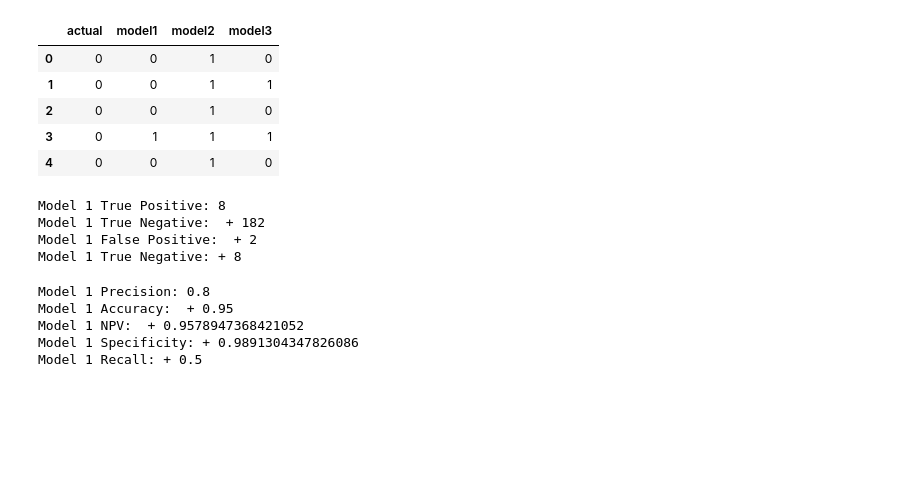
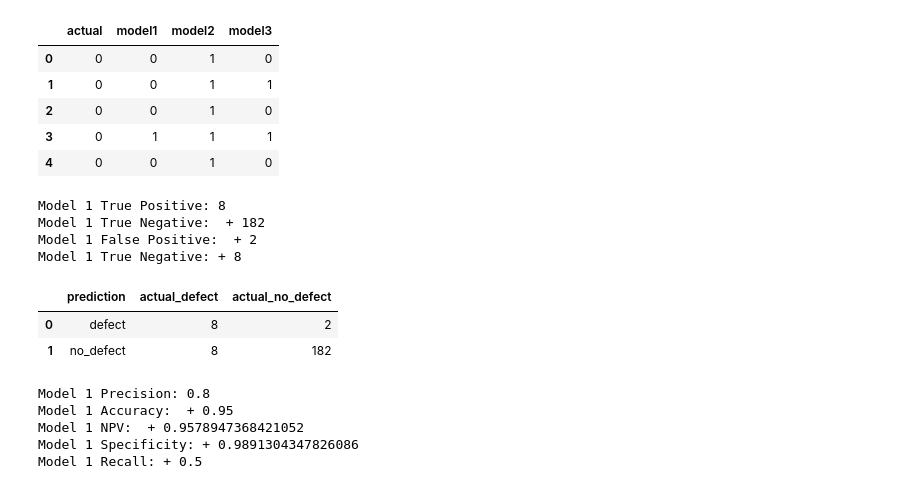
Before and after one commit to Jared-Godar/classification-exercises, a Jupyter notebook: model_evaluation.ipynb, the cells around one changed output. Cells and saved outputs as stored; diff of their text form; code cells hidden in the pictures; blank space fills up the shorter version.

```diff
--- a/model_evaluation.ipynb
+++ b/model_evaluation.ipynb
@@ -72,6 +72,16 @@ Model 1 True Positive: 8
 Model 1 True Negative:  + 182
 Model 1 False Positive:  + 2
 Model 1 True Negative: + 8
+# %%
+m1_confusion = [['defect', m1_tp, m1_fp], ['no_defect', m1_fn, m1_tn]]
+# %%
+m1_confusion = pd.DataFrame(m1_confusion, columns = ['prediction', 'actual_defect', 'actual_no_defect'])
+
+m1_confusion
+# %% [output]
+|  | prediction | actual_defect | actual_no_defect |
+| 0 | defect | 8 | 2 |
+| 1 | no_defect | 8 | 182 |
 # %%
 m1_precision =eval.precision(m1_tp, m1_fp)
 m1_accuracy = eval.accuracy(m1_tp, m1_tn, m1_fp, m1_fn)
```
Also changed, not shown: parts of 13 cells of this notebook, 12 other files.
